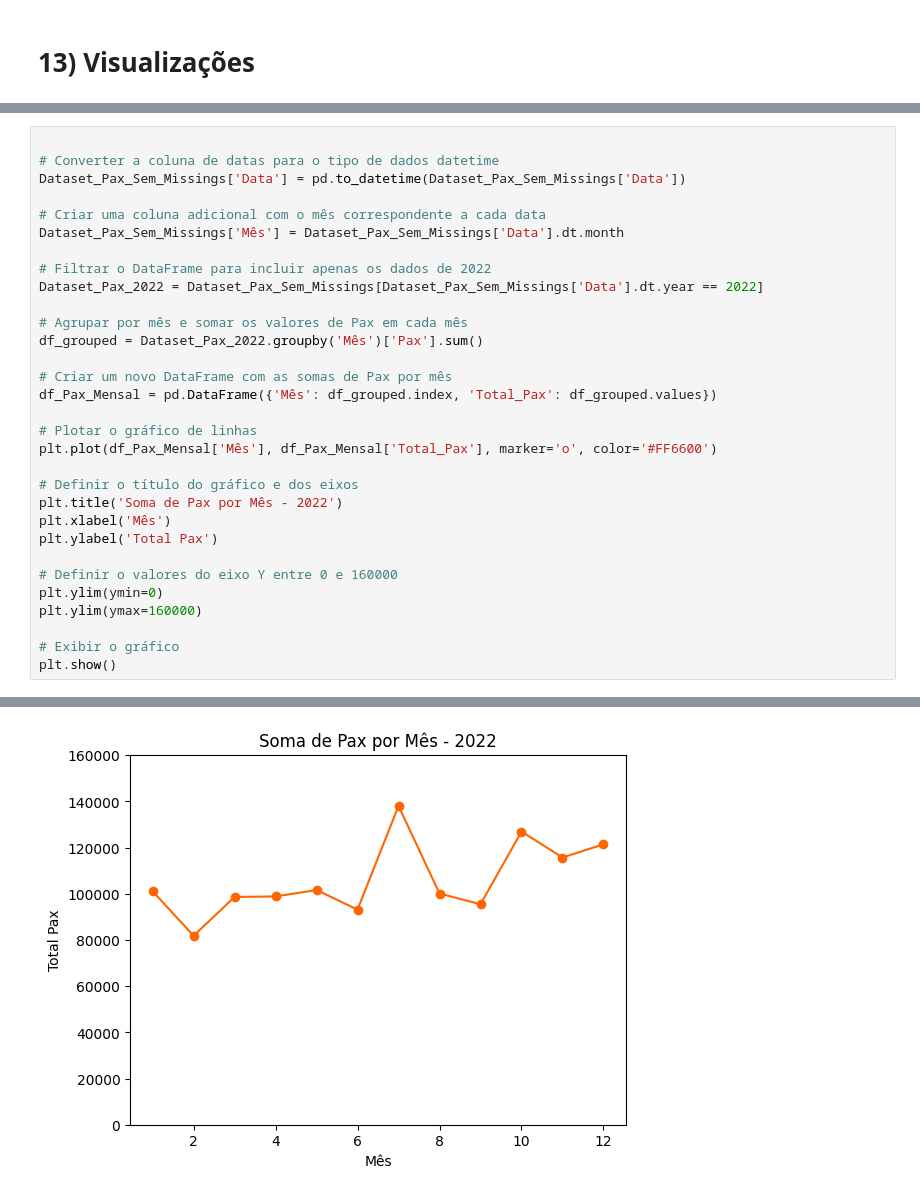
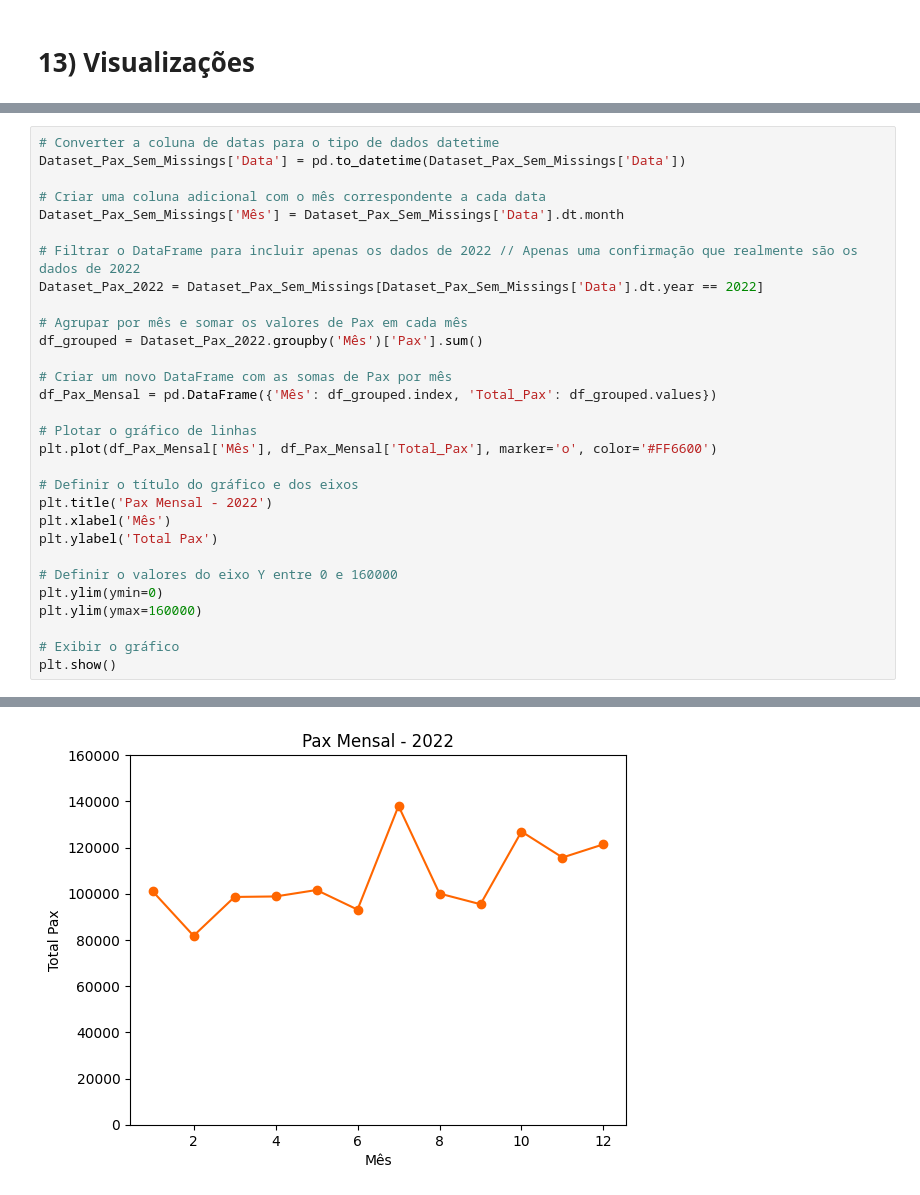
Before and after one commit to ThiagoPedrazi/MVP_Puc, a Jupyter notebook: MVP_ThiagoPedrazi.ipynb, the cells around one changed output, grey strips where cells are left out. Cells and saved outputs as stored; diff of their text form.

```diff
--- a/MVP_ThiagoPedrazi.ipynb
+++ b/MVP_ThiagoPedrazi.ipynb
@@ -471,14 +477,13 @@ plt.show()
 # %% [output]
 [figure]
 # %%
-
 # Converter a coluna de datas para o tipo de dados datetime
 Dataset_Pax_Sem_Missings['Data'] = pd.to_datetime(Dataset_Pax_Sem_Missings['Data'])
 
 # Criar uma coluna adicional com o mês correspondente a cada data
 Dataset_Pax_Sem_Missings['Mês'] = Dataset_Pax_Sem_Missings['Data'].dt.month
 
-# Filtrar o DataFrame para incluir apenas os dados de 2022
+# Filtrar o DataFrame para incluir apenas os dados de 2022 // Apenas uma confirmação que realmente são os dados de 2022
 Dataset_Pax_2022 = Dataset_Pax_Sem_Missings[Dataset_Pax_Sem_Missings['Data'].dt.year == 2022]
 
 # Agrupar por mês e somar os valores de Pax em cada mês
@@ -491,7 +496,7 @@ df_Pax_Mensal = pd.DataFrame({'Mês': df_grouped.index, 'Total_Pax': df_grouped.
 plt.plot(df_Pax_Mensal['Mês'], df_Pax_Mensal['Total_Pax'], marker='o', color='#FF6600')
 
 # Definir o título do gráfico e dos eixos
-plt.title('Soma de Pax por Mês - 2022')
+plt.title('Pax Mensal - 2022')
 plt.xlabel('Mês')
 plt.ylabel('Total Pax')
 
@@ -515 +510 @@ See the caveats in the documentation: https://pandas.pydata.org/pandas-docs/stab
-[figure, old version]
+[figure, new version]
```
Also changed, not shown: parts of 9 cells of this notebook.
